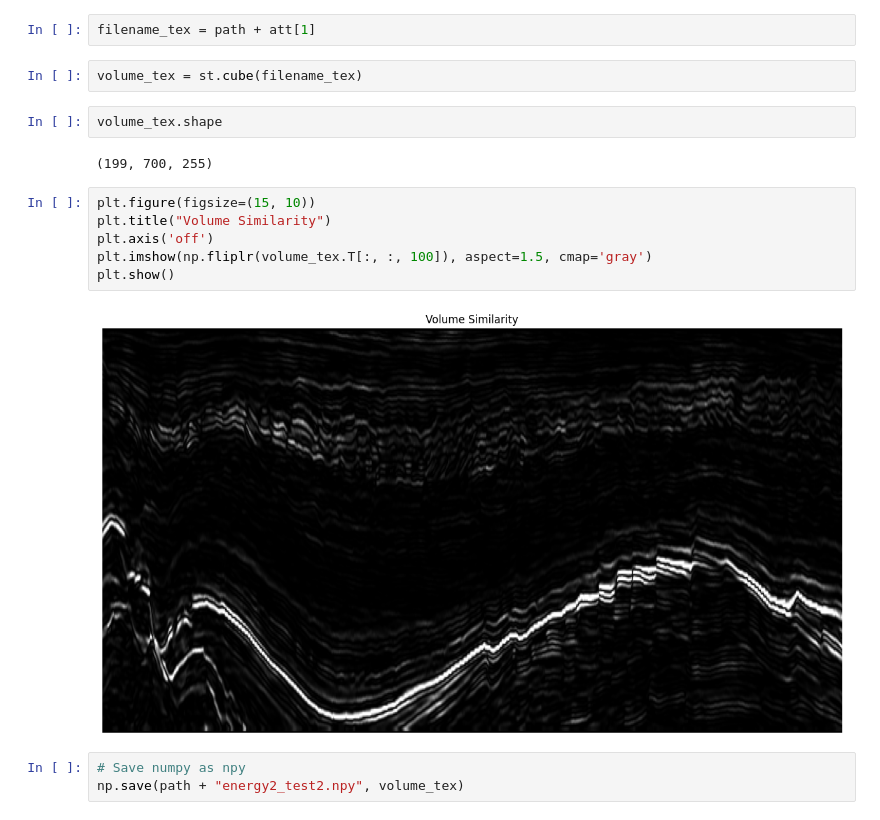
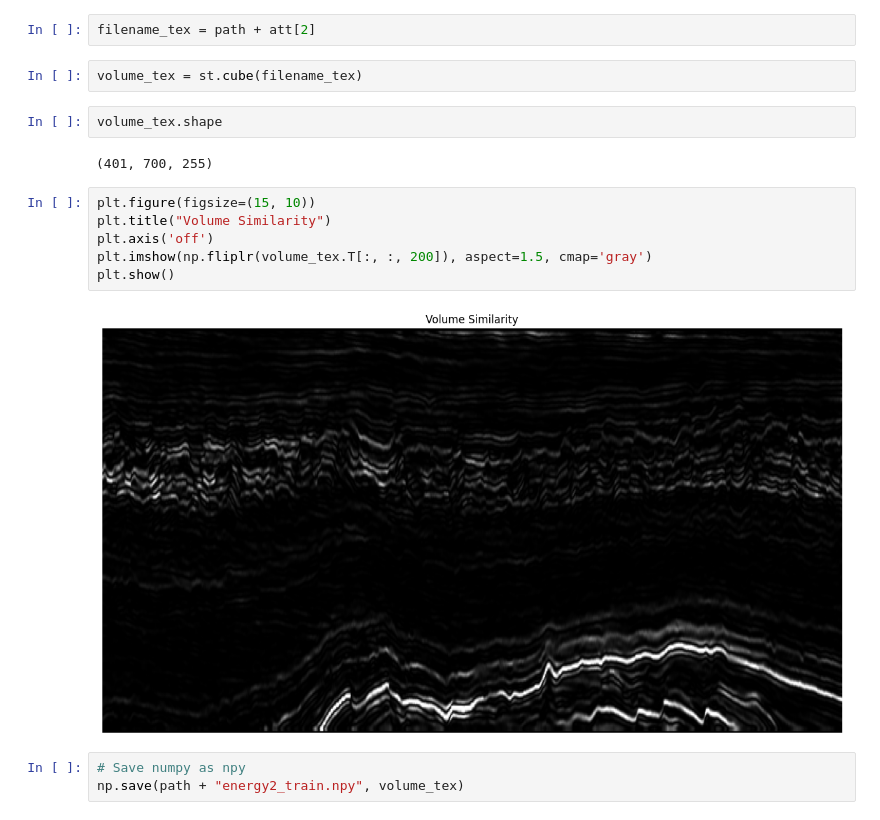
Before and after one commit to neliareis/multiple-attribute-analysis, a Jupyter notebook: sgy_to_npy.ipynb, the cells around one changed output. Saved outputs shown, nothing was run; the diff lists cells and outputs as text.

```diff
--- a/sgy_to_npy.ipynb
+++ b/sgy_to_npy.ipynb
@@ -10,21 +10,21 @@ att = ["energy2_test1.sgy", "energy2_test2.sgy", "energy2_train.sgy"]
 # data_simi = "similarity.sgy"
 # data_tex = "texture.sgy"
 # %%
-filename_tex = path + att[1]
+filename_tex = path + att[2]
 # %%
 volume_tex = st.cube(filename_tex)
 # %%
 volume_tex.shape
 # %% [output]
-(199, 700, 255)
+(401, 700, 255)
 # %%
 plt.figure(figsize=(15, 10))
 plt.title("Volume Similarity")
 plt.axis('off')
-plt.imshow(np.fliplr(volume_tex.T[:, :, 100]), aspect=1.5, cmap='gray')
+plt.imshow(np.fliplr(volume_tex.T[:, :, 200]), aspect=1.5, cmap='gray')
 plt.show()
 # %% [output]
-[figure, old version]
+[figure, new version]
 # %%
 # Save numpy as npy
-np.save(path + "energy2_test2.npy", volume_tex)
+np.save(path + "energy2_train.npy", volume_tex)
```
